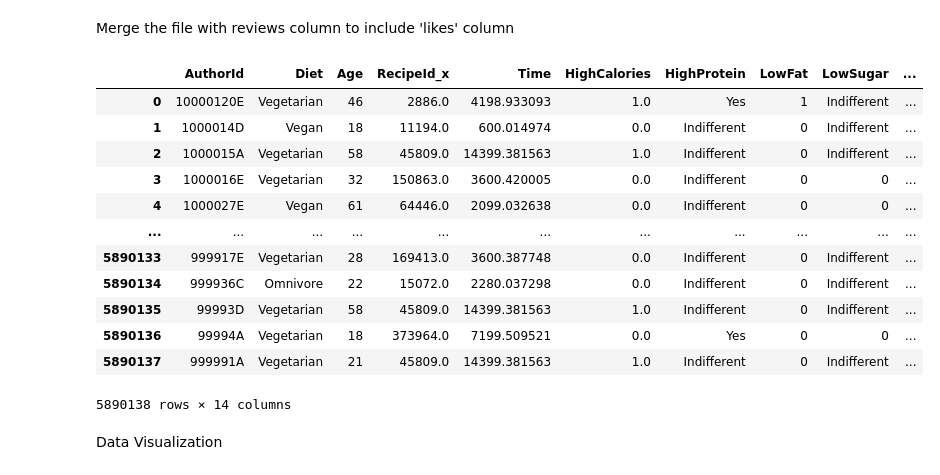
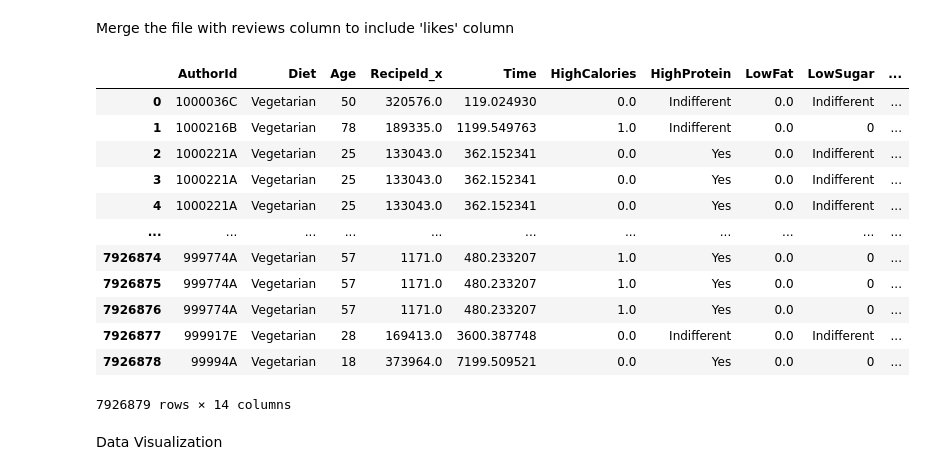
Before and after one commit to tusharkh12/AnalyticsCup, a Jupyter notebook: skilledShark_Submission.ipynb, the cells around one changed output. Saved outputs shown, nothing was run; the diff lists cells and outputs as text; code cells hidden in the pictures.

```diff
--- a/skilledShark_Submission.ipynb
+++ b/skilledShark_Submission.ipynb
@@ -158,20 +146,23 @@ merged_diet_requests
 # %% [markdown]
 Merge the file with reviews column to include 'likes' column
 # %%
+# Assuming reviews is already loaded as a DataFrame
+total_data = pd.merge(merged_diet_requests, reviews, on='AuthorId')
+total_data
 # %% [output]
 |  | AuthorId | Diet | Age | RecipeId_x | Time | HighCalories | HighProtein | LowFat | LowSugar | ... |
-| 0 | 10000120E | Vegetarian | 46 | 2886.0 | 4198.933093 | 1.0 | Yes | 1 | Indifferent | ... |
-| 1 | 1000014D | Vegan | 18 | 11194.0 | 600.014974 | 0.0 | Indifferent | 0 | Indifferent | ... |
-| 2 | 1000015A | Vegetarian | 58 | 45809.0 | 14399.381563 | 1.0 | Indifferent | 0 | Indifferent | ... |
-| 3 | 1000016E | Vegetarian | 32 | 150863.0 | 3600.420005 | 0.0 | Indifferent | 0 | 0 | ... |
-| 4 | 1000027E | Vegan | 61 | 64446.0 | 2099.032638 | 0.0 | Indifferent | 0 | 0 | ... |
+| 0 | 1000036C | Vegetarian | 50 | 320576.0 | 119.024930 | 0.0 | Indifferent | 0.0 | Indifferent | ... |
+| 1 | 1000216B | Vegetarian | 78 | 189335.0 | 1199.549763 | 1.0 | Indifferent | 0.0 | 0 | ... |
+| 2 | 1000221A | Vegetarian | 25 | 133043.0 | 362.152341 | 0.0 | Yes | 0.0 | Indifferent | ... |
+| 3 | 1000221A | Vegetarian | 25 | 133043.0 | 362.152341 | 0.0 | Yes | 0.0 | Indifferent | ... |
+| 4 | 1000221A | Vegetarian | 25 | 133043.0 | 362.152341 | 0.0 | Yes | 0.0 | Indifferent | ... |
 | ... | ... | ... | ... | ... | ... | ... | ... | ... | ... | ... |
-| 5890133 | 999917E | Vegetarian | 28 | 169413.0 | 3600.387748 | 0.0 | Indifferent | 0 | Indifferent | ... |
-| 5890134 | 999936C | Omnivore | 22 | 15072.0 | 2280.037298 | 0.0 | Indifferent | 0 | Indifferent | ... |
-| 5890135 | 99993D | Vegetarian | 58 | 45809.0 | 14399.381563 | 1.0 | Indifferent | 0 | Indifferent | ... |
-| 5890136 | 99994A | Vegetarian | 18 | 373964.0 | 7199.509521 | 0.0 | Yes | 0 | 0 | ... |
-| 5890137 | 999991A | Vegetarian | 21 | 45809.0 | 14399.381563 | 1.0 | Indifferent | 0 | Indifferent | ... |
+| 7926874 | 999774A | Vegetarian | 57 | 1171.0 | 480.233207 | 1.0 | Yes | 0.0 | 0 | ... |
+| 7926875 | 999774A | Vegetarian | 57 | 1171.0 | 480.233207 | 1.0 | Yes | 0.0 | 0 | ... |
+| 7926876 | 999774A | Vegetarian | 57 | 1171.0 | 480.233207 | 1.0 | Yes | 0.0 | 0 | ... |
+| 7926877 | 999917E | Vegetarian | 28 | 169413.0 | 3600.387748 | 0.0 | Indifferent | 0.0 | Indifferent | ... |
+| 7926878 | 99994A | Vegetarian | 18 | 373964.0 | 7199.509521 | 0.0 | Yes | 0.0 | 0 | ... |
-5890138 rows × 14 columns
+7926879 rows × 14 columns
 # %% [markdown]
 Data Visualization
 # %% [markdown]
```
Also changed, not shown: parts of 1 cell of this notebook.
